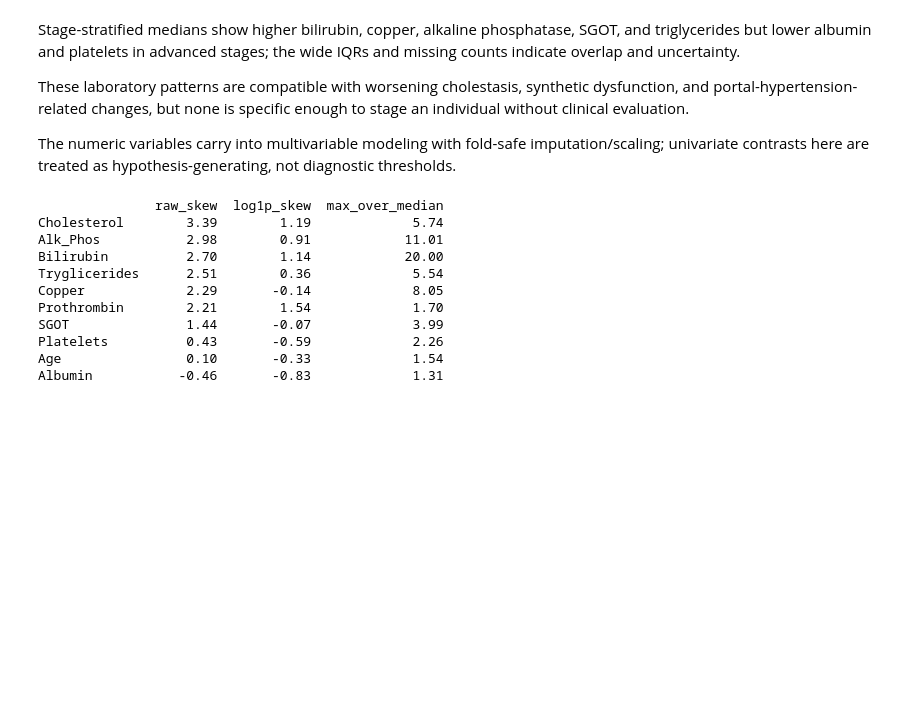
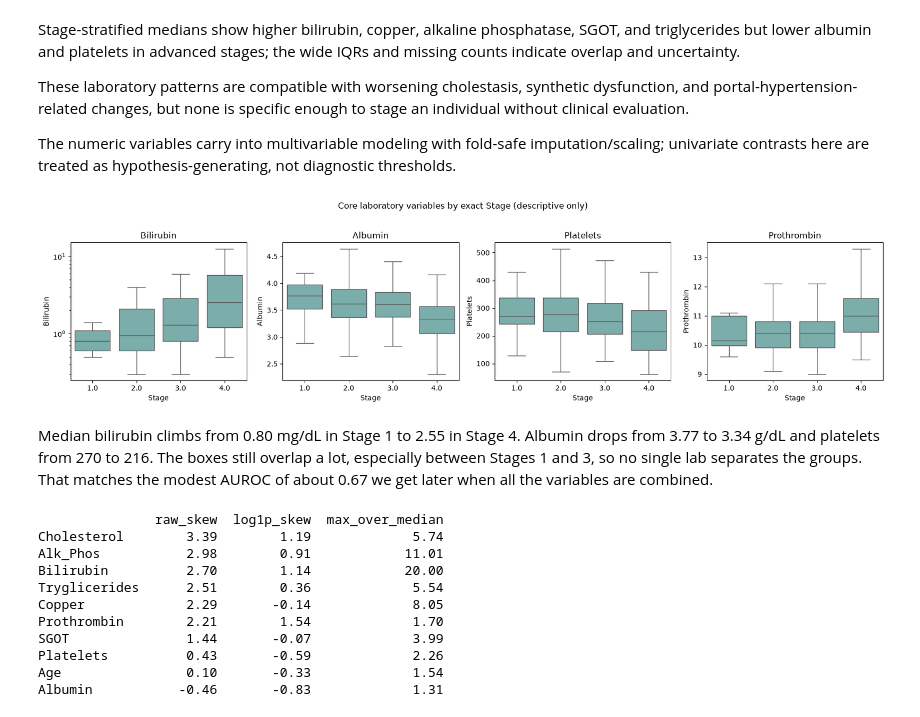
Before and after one commit to datakrdo/portfolio, a Jupyter notebook: cirrhosis/notebooks/01_eda.ipynb, the cells around one changed output. Saved outputs shown, nothing was run; the diff lists cells and outputs as text; code cells hidden in the pictures; blank space fills up the shorter version.

```diff
--- a/cirrhosis/notebooks/01_eda.ipynb
+++ b/cirrhosis/notebooks/01_eda.ipynb
@@ -247,6 +288,20 @@ enough to stage an individual without clinical evaluation.
 The numeric variables carry into multivariable modeling with fold-safe
 imputation/scaling; univariate contrasts here are treated as
 hypothesis-generating, not diagnostic thresholds.
+# %%
+# Figure: boxplots of bilirubin, albumin, platelets and prothrombin by Stage
+fig, axes = plt.subplots(1, 4, figsize=(17, 4))
+for ax, column in zip(axes, ["Bilirubin", "Albumin", "Platelets", "Prothrombin"], strict=True):
+    sns.boxplot(data=labeled, x="Stage", y=column, ax=ax, showfliers=False, color="#72b7b2")
+    ax.set_title(column)
+axes[0].set_yscale("log")
+plt.suptitle("Core laboratory variables by exact Stage (descriptive only)", y=1.03)
+plt.tight_layout()
+plt.show()
+# %% [output]
+[figure, added]
+# %% [markdown]
+Median bilirubin climbs from 0.80 mg/dL in Stage 1 to 2.55 in Stage 4. Albumin drops from 3.77 to 3.34 g/dL and platelets from 270 to 216. The boxes still overlap a lot, especially between Stages 1 and 3, so no single lab separates the groups. That matches the modest AUROC of about 0.67 we get later when all the variables are combined.
 # %%
 # Right-skewed labs distort median-imputation and linear-model coefficients;
 # log1p is the standard variance-stabilizing fix for positive, right-skewed
```
Also changed, not shown: parts of 17 cells of this notebook, 18 other files.
